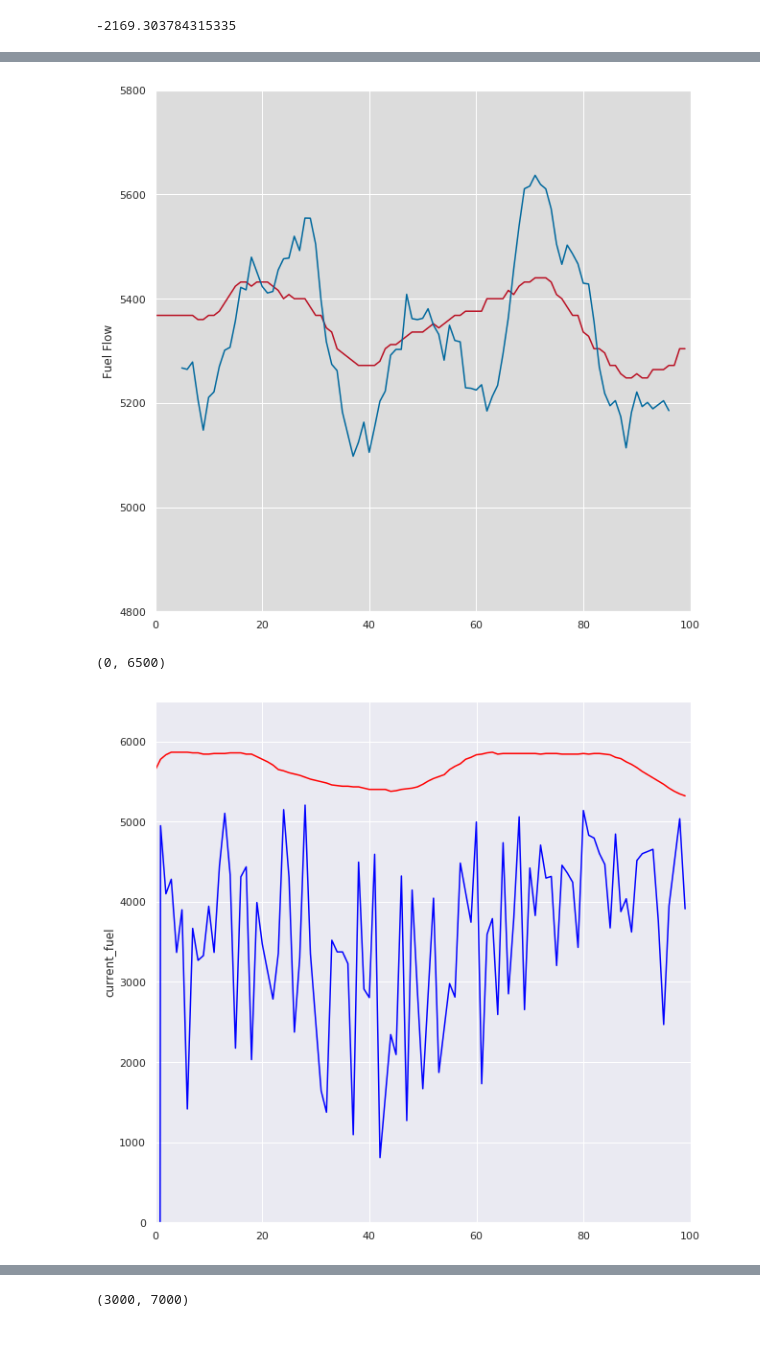
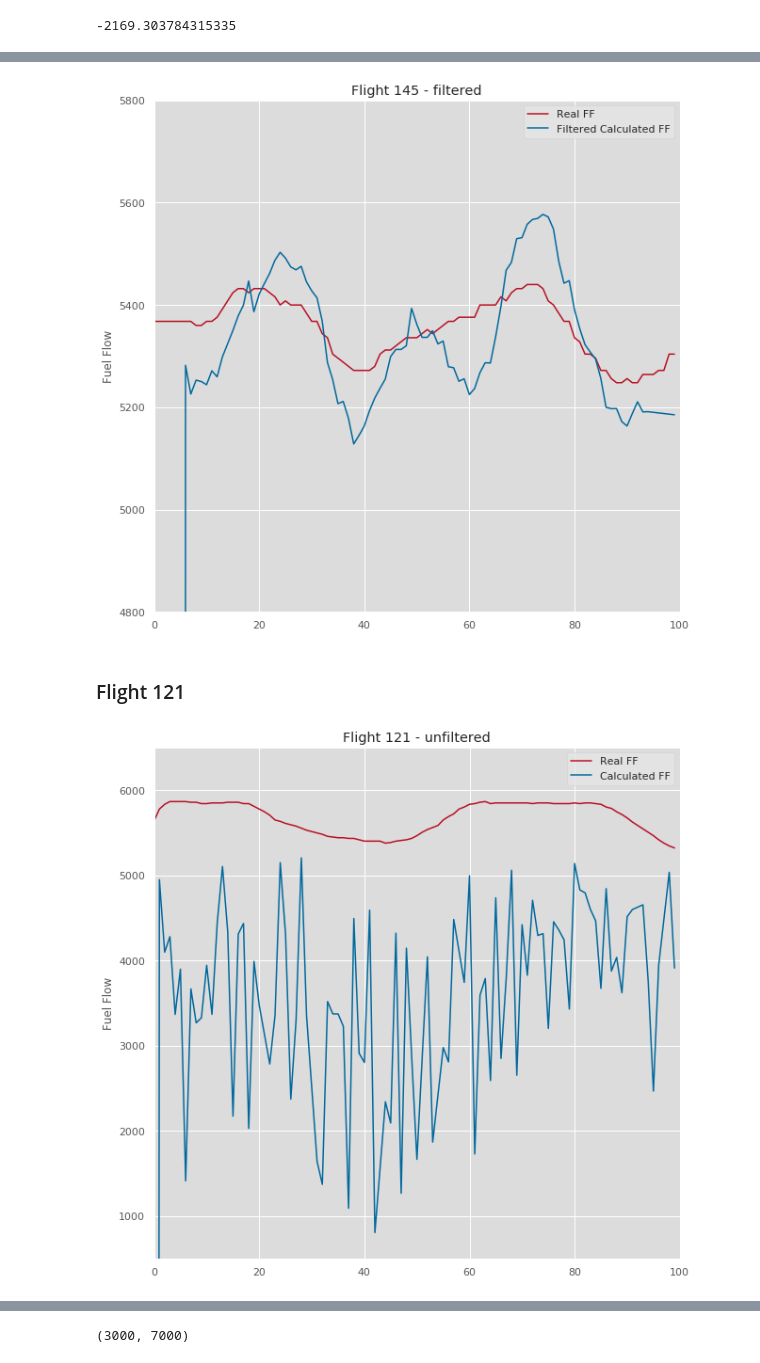
Before and after one commit to tabassco/badapy, a Jupyter notebook: Seperate Flights.ipynb, the cells around one changed output, grey strips where cells are left out. Cells and saved outputs as stored; diff of their text form; code cells hidden in the pictures.

```diff
--- a/Seperate Flights.ipynb
+++ b/Seperate Flights.ipynb
@@ -184,19 +225,33 @@ np.sum(np.array(y_new)-trial_flight.flightdata[trial_flight.flightdata['flight']
 # %%
 g = sns.lineplot(y = "ff", x = np.array(range(100)),
-                 data = trial_flight.flightdata[trial_flight.flightdata['flight'] == 145], color = '#b90f22')
-g = sns.lineplot(y = np.array(y_new), x = np.array(range(5,97)), color = '#00689D')
+                 data = trial_flight.flightdata[trial_flight.flightdata['flight'] == 145],
+                 color = '#b90f22', label = 'Real FF')
+g = sns.lineplot(y = np.array(y_sav_145), x = np.array(range(100)),
+                 color = '#00689D', label = 'Filtered Calculated FF')
 g.set_xlim(0,100)
 g.set_ylim(4800,5800)
 g.set_ylabel('Fuel Flow')
+g.set_facecolor('#dcdcdc')
+g.legend()
+g.set_title('Flight 145 - filtered')
 g.figure.savefig('filtered.png')
-g.set_facecolor('#dcdcdc')
 # %% [output]
-[figure, old version]
+[figure, new version]
+# %% [markdown]
+### Flight 121
 # %%
-ca = sns.lineplot(y = "ff", x = np.array(range(100)), data = trial_flight.flightdata[trial_flight.flightdata['flight'] == 121], color = 'red')
-ca = sns.lineplot(y = "current_fuel", x = np.array(range(100)), data = trial_flight.flightdata[trial_flight.flightdata['flight'] == 121], color = 'blue')
-ca.set_xlim(0,100)
-ca.set_ylim(0,6500)
+g = sns.lineplot(y = "ff", x = np.array(range(100)),
+                 data = trial_flight.flightdata[trial_flight.flightdata['flight'] == 121],
+                 color = '#b90f22', label = 'Real FF')
+g = sns.lineplot(y = "current_fuel", x = np.array(range(100)),
+                 data = trial_flight.flightdata[trial_flight.flightdata['flight'] == 121],
+                 color = '#00689D', label = 'Calculated FF')
+g.set_xlim(0,100)
+g.set_ylim(500,6500)
+g.set_ylabel('Fuel Flow')
+g.set_facecolor('#dcdcdc')
+g.legend()
+g.set_title('Flight 121 - unfiltered')
+g.figure.savefig('unfiltered_121.png')
 # %% [output]
-(0, 6500)
-[figure, old version]
+[figure, new version]
```
Also changed, not shown: parts of 13 cells of this notebook.
